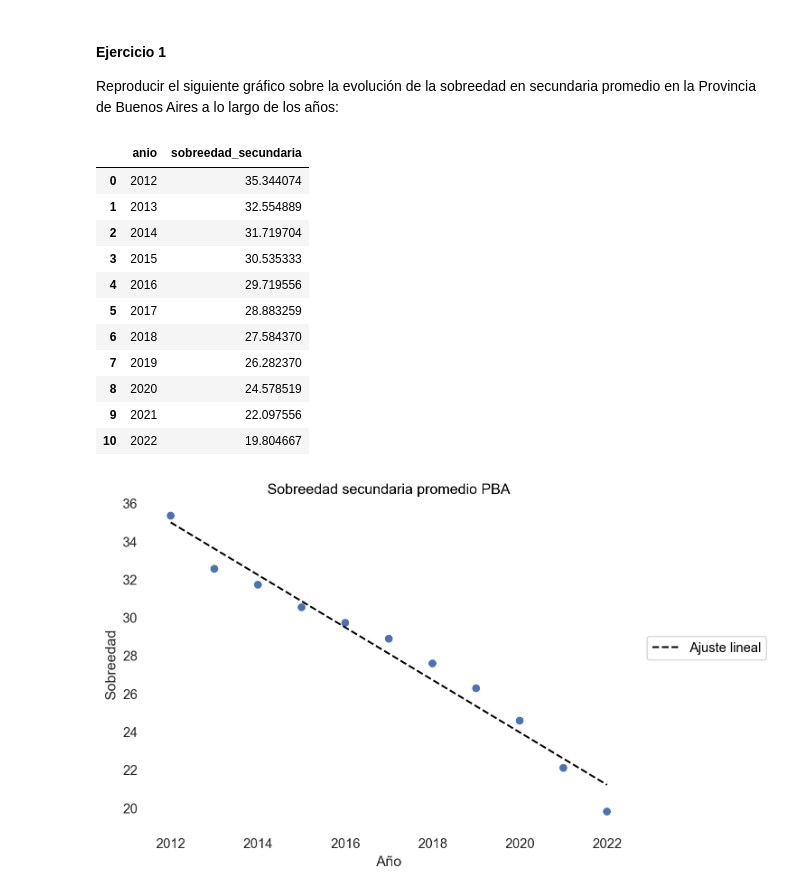
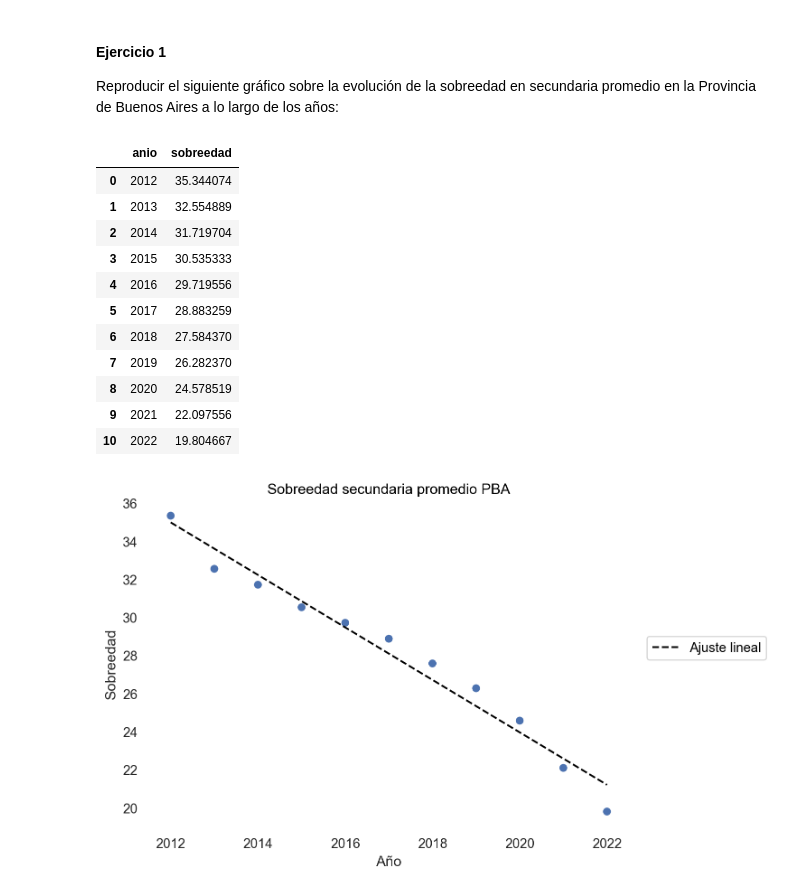
Before and after one commit to lmendezayl/uba-ldd-tp1, a Jupyter notebook: TP_1.ipynb, the cells around one changed output. Cells and saved outputs as stored; diff of their text form; code cells hidden in the pictures.

```diff
--- a/TP_1.ipynb
+++ b/TP_1.ipynb
@@ -217,14 +217,15 @@ Reproducir el siguiente gráfico sobre la evolución de la sobreedad en secundar
 # %%
 df_media_sobreedad_secundaria = df_educacion[['anio', 'sobreedad_secundaria']].copy()
 df_media_sobreedad_secundaria = (
     df_media_sobreedad_secundaria
     .groupby(["anio"])
     .mean()
     .reset_index()
+    .rename(columns={'sobreedad_secundaria' : 'sobreedad'})
 )
 df_media_sobreedad_secundaria
 # %% [output]
-|  | anio | sobreedad_secundaria |
+|  | anio | sobreedad |
 | 0 | 2012 | 35.344074 |
 | 1 | 2013 | 32.554889 |
 | 2 | 2014 | 31.719704 |
```
Also changed, not shown: parts of 2 cells of this notebook.
